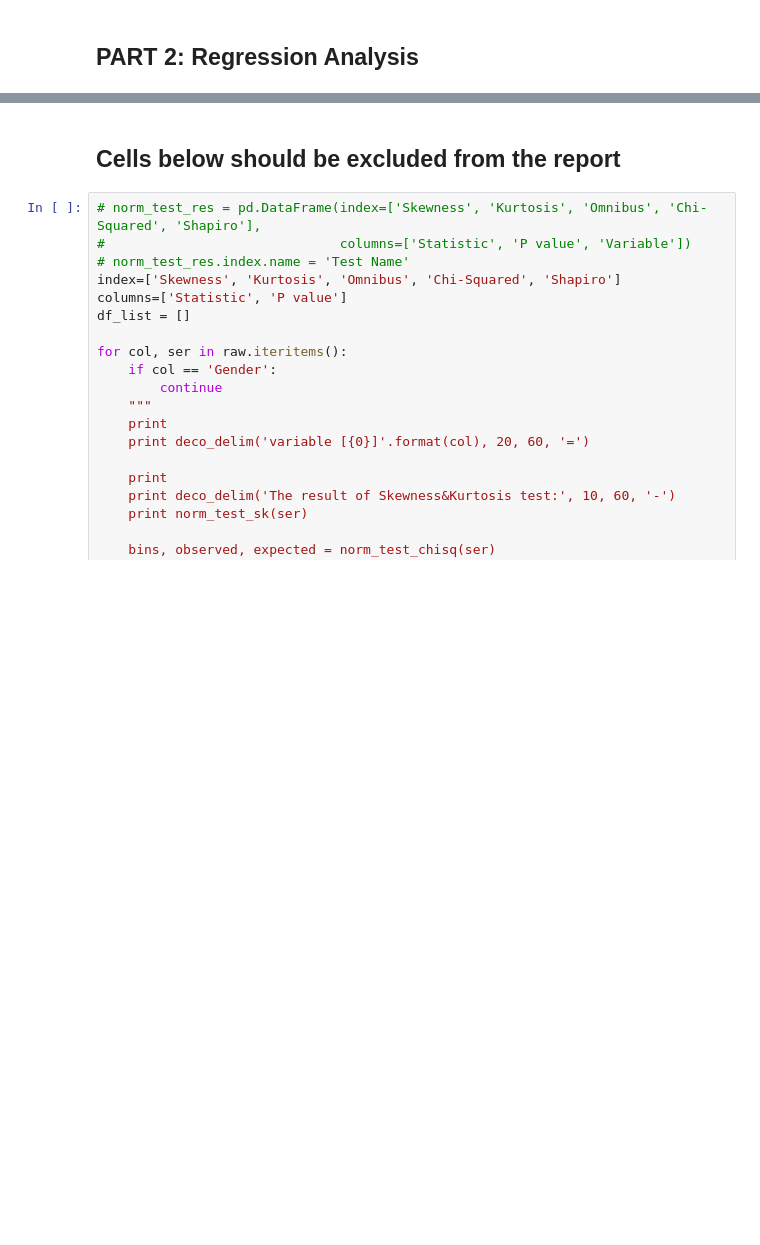
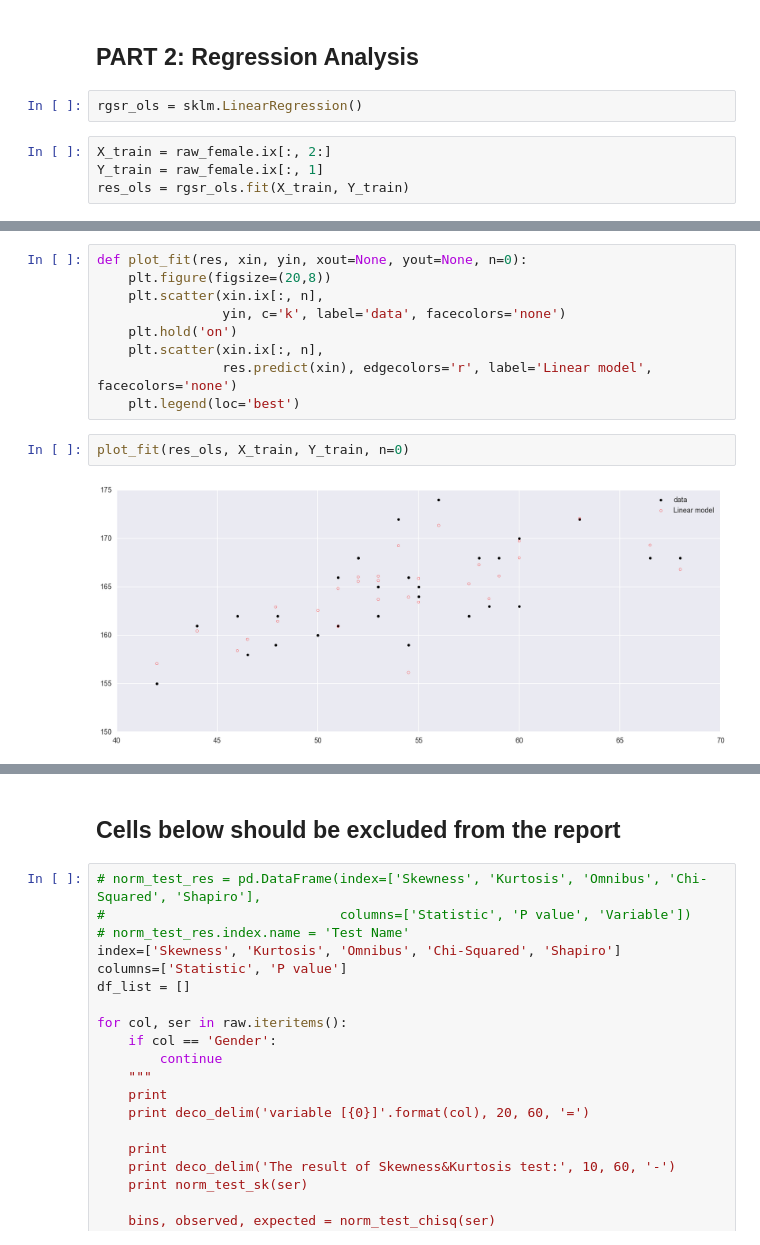
Before and after one commit to brillliantz/Statistics, a Jupyter notebook: EDA_and_Regression_on_Height.ipynb, the cells around one changed output, grey strips where cells are left out. Cells and saved outputs as stored; diff of their text form; blank space fills up the shorter version.

```diff
--- a/EDA_and_Regression_on_Height.ipynb
+++ b/EDA_and_Regression_on_Height.ipynb
@@ -389,2 +445,8 @@ for col, ser in raw_male.iteritems():
 # %% [markdown]
 ## PART 2: Regression Analysis
+# %%
+rgsr_ols = sklm.LinearRegression()
+# %%
+X_train = raw_female.ix[:, 2:]
+Y_train = raw_female.ix[:, 1]
+res_ols = rgsr_ols.fit(X_train, Y_train)
@@ -390,0 +469,13 @@ for col, ser in raw_male.iteritems():
+# %%
+def plot_fit(res, xin, yin, xout=None, yout=None, n=0):
+    plt.figure(figsize=(20,8))
+    plt.scatter(xin.ix[:, n],
+                yin, c='k', label='data', facecolors='none')
+    plt.hold('on')
+    plt.scatter(xin.ix[:, n],
+                res.predict(xin), edgecolors='r', label='Linear model', facecolors='none')
+    plt.legend(loc='best')
+# %%
+plot_fit(res_ols, X_train, Y_train, n=0)
+# %% [output]
+[figure, added]
```
Also changed, not shown: parts of 29 cells of this notebook.
